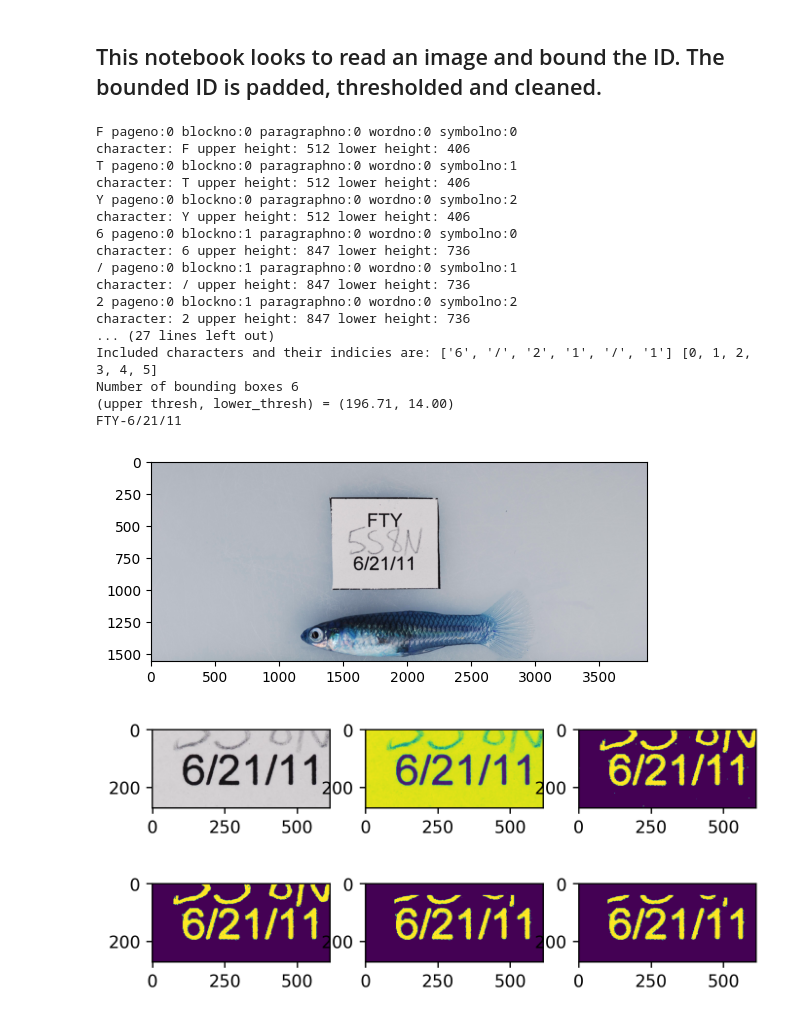
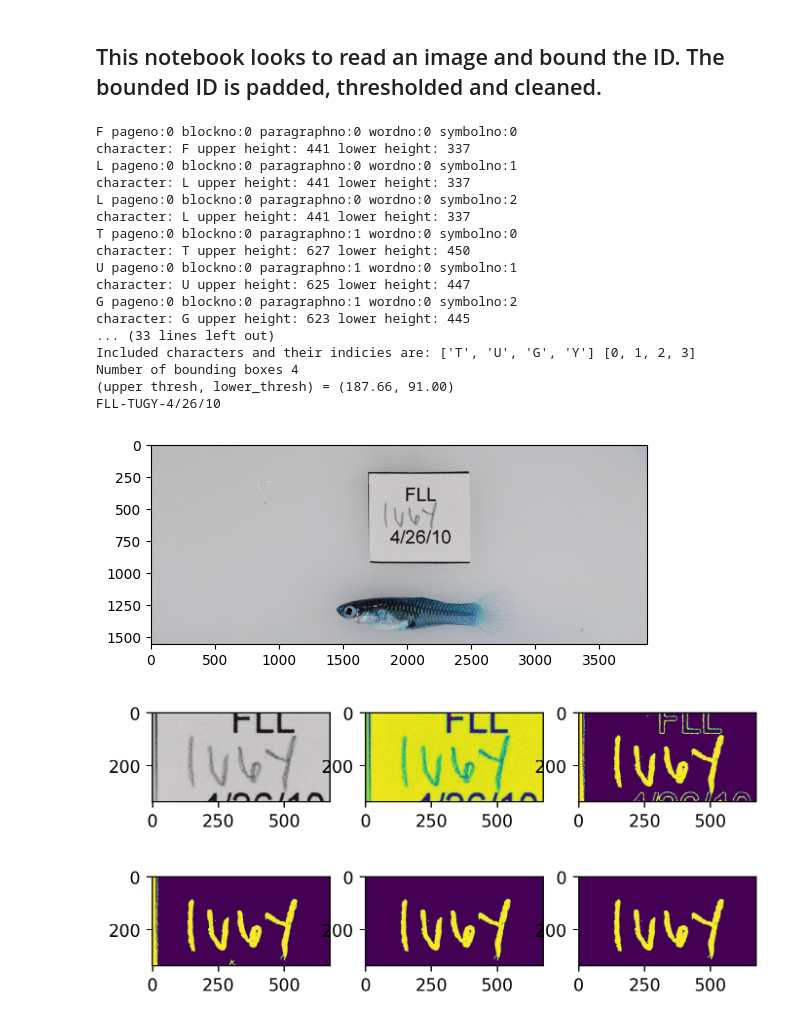
Before and after one commit to Jor-Lee/Guppies, a Jupyter notebook: Python_Files/Identity_Isolation.ipynb, the cells around one changed output. Drawn from its saved outputs; the diff is of its cells as text; code cells hidden in the pictures.

```diff
--- a/Python_Files/Identity_Isolation.ipynb
+++ b/Python_Files/Identity_Isolation.ipynb
@@ -305,43 +23,83 @@ def GetImageAndParaBox(image_in_bytes, client, verbose=False):
+# %%
+def combine_boxes(boxes, verbose=False):
+    # Given a list of boxes, combines them into a single box that spans from (x_min, y_min) to (x_max, y_max).
+    X_points = []
+    Y_points = []
+    for box in boxes:
+        for vertex in box:
+            X_points.append(vertex[0])
+            Y_points.append(vertex[1])
+
+    X_points = np.sort(np.array(X_points))
+    Y_points = np.sort(np.array(Y_points))
+
+    number_of_points = len(Y_points)
+
+    X_Low = X_points[:number_of_points//2]
+    X_High = X_points[number_of_points//2:]
+    Y_Low = Y_points[:number_of_points//2]
+    Y_High = Y_points[number_of_points//2:]
+
+    Y_min = np.mean(Y_Low)
+    Y_max = np.mean(Y_High)
+
+    if len(boxes) == 3:
+        if verbose: print('Only three bounding boxes - elongating box.')
+        X_min = X_points.min() - 80
+        X_max = X_points.max() + 80
+
+    else:
+        X_min = X_points.min()
+        X_max = X_points.max()
+
+    para_box = np.zeros((4,2), dtype=np.int32)
+
+    para_box[0] = [X_min, Y_min]
+    para_box[1] = [X_max, Y_min]
+    para_box[2] = [X_max, Y_max]
+    para_box[3] = [X_min, Y_max]
+
+    return para_box
 # %%
 # Collect image from bucket
-image_in_bytes = RetreiveImage(random_files[13])
+image_in_bytes = RetreiveImage(random_files[38])
 
 # Read image and return initial output, frame and identity character boxes
 output_string, frame, character_boxes = GetImageAndParaBox(image_in_bytes, client, verbose=True)
 
 # Collect character boxes into a singe ID box.
 identity_box = combine_boxes(character_boxes)
 
 padx = 100
 pady = 80
 # Reduce the image to just the ID
 reduced_frame = reduce_image(frame, identity_box, padx=padx, pady=pady)
 
 # Mask and remove for final image
 masked_image = mask_and_remove(reduced_frame, verbose = True)
 
 # Remove deltas
 final_image = remove_deltas(masked_image, width=15, padx=padx, pady=pady//2, verbose = True)
 
 print(output_string)
 # %% [output]
 F pageno:0 blockno:0 paragraphno:0 wordno:0 symbolno:0
-character: F upper height: 512 lower height: 406
-T pageno:0 blockno:0 paragraphno:0 wordno:0 symbolno:1
-character: T upper height: 512 lower height: 406
-Y pageno:0 blockno:0 paragraphno:0 wordno:0 symbolno:2
-character: Y upper height: 512 lower height: 406
-6 pageno:0 blockno:1 paragraphno:0 wordno:0 symbolno:0
-character: 6 upper height: 847 lower height: 736
-/ pageno:0 blockno:1 paragraphno:0 wordno:0 symbolno:1
-character: / upper height: 847 lower height: 736
-2 pageno:0 blockno:1 paragraphno:0 wordno:0 symbolno:2
-character: 2 upper height: 847 lower height: 736
-... (27 lines left out)
-Included characters and their indicies are: ['6', '/', '2', '1', '/', '1'] [0, 1, 2, 3, 4, 5]
-Number of bounding boxes 6
-(upper thresh, lower_thresh) = (196.71, 14.00)
-FTY-6/21/11
+character: F upper height: 441 lower height: 337
+L pageno:0 blockno:0 paragraphno:0 wordno:0 symbolno:1
+character: L upper height: 441 lower height: 337
+L pageno:0 blockno:0 paragraphno:0 wordno:0 symbolno:2
+character: L upper height: 441 lower height: 337
+T pageno:0 blockno:0 paragraphno:1 wordno:0 symbolno:0
+character: T upper height: 627 lower height: 450
+U pageno:0 blockno:0 paragraphno:1 wordno:0 symbolno:1
+character: U upper height: 625 lower height: 447
+G pageno:0 blockno:0 paragraphno:1 wordno:0 symbolno:2
+character: G upper height: 623 lower height: 445
+... (33 lines left out)
+Included characters and their indicies are: ['T', 'U', 'G', 'Y'] [0, 1, 2, 3]
+Number of bounding boxes 4
+(upper thresh, lower_thresh) = (187.66, 91.00)
+FLL-TUGY-4/26/10
-[figure, old version]
+[figure, new version]
-[figure, old version]
+[figure, new version]
-[figure, old version]
+[figure, new version]
```
Also changed, not shown: parts of 10 cells of this notebook, 1 other file.
